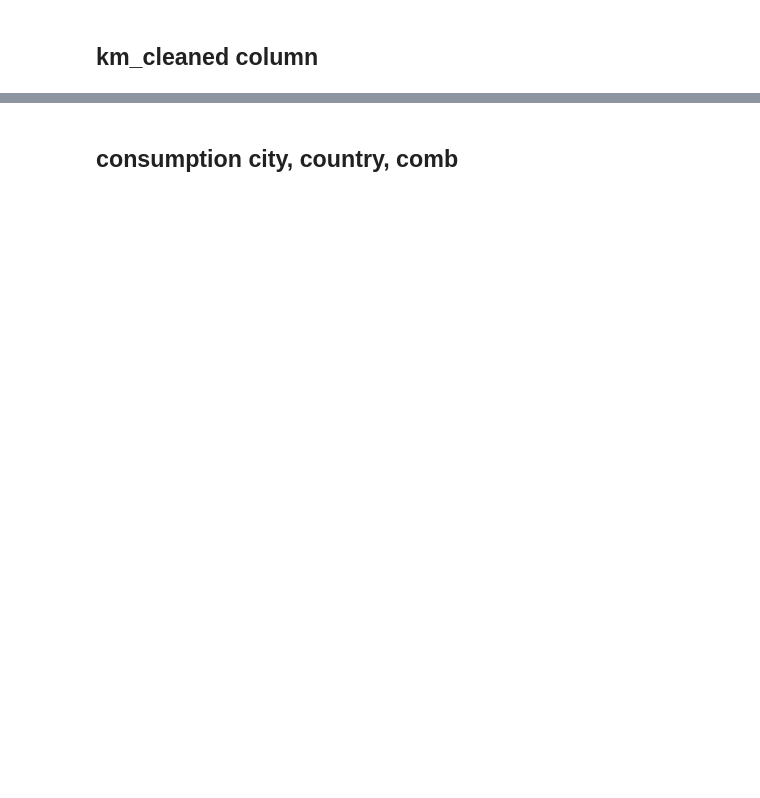
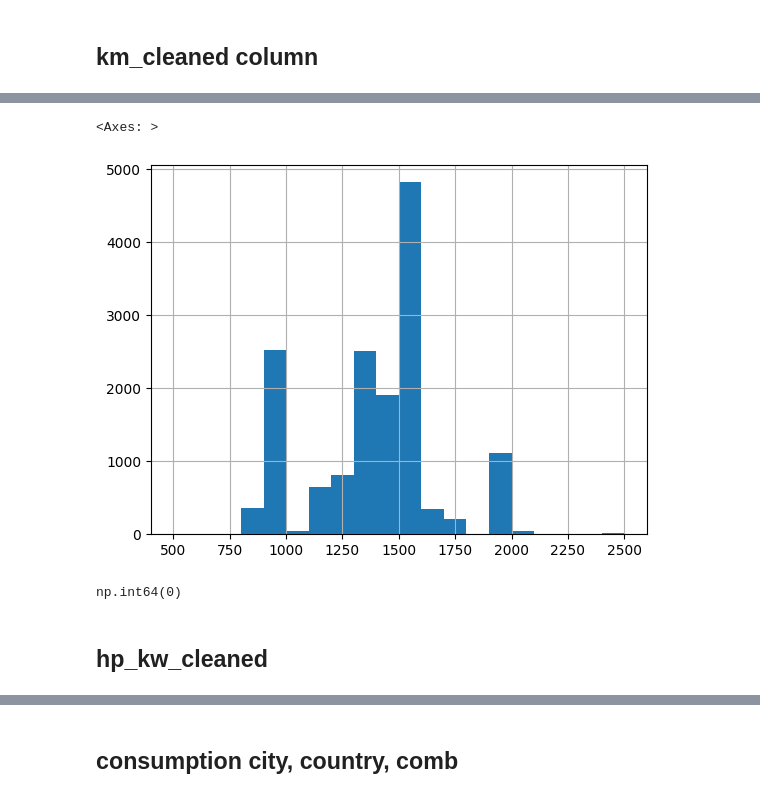
Before and after one commit to balintstewart77/magnimind-assignments, a Jupyter notebook: Auto_scout/auto_scout_part2_missing_val.ipynb, the cells around one changed output, grey strips where cells are left out. Saved outputs shown, nothing was run; the diff lists cells and outputs as text; code cells hidden in the pictures; blank space fills up the shorter version.

```diff
--- a/Auto_scout/auto_scout_part2_missing_val.ipynb
+++ b/Auto_scout/auto_scout_part2_missing_val.ipynb
@@ -348,0 +988,2 @@ Name: km_cleaned_filled, dtype: int64
+# %%
+df.drop('offernumber_cleaned', axis = 1, inplace = True)
@@ -348,0 +1014,2 @@ Name: km_cleaned_filled, dtype: int64
+# %%
+df.drop('nextinspection_cleaned',axis = 1, inplace = True)
@@ -348,0 +1027,5 @@ Name: km_cleaned_filled, dtype: int64
+# %%
+# Groupby categories likely to affect drivechain
+mode_drivechain_cleaned = df.groupby(['make_model','body_cleaned_filled'])['drivechain_cleaned'].transform(lambda x: x.mode().iloc[0] if not x.mode().empty else np.nan)
+df['drivechain_cleaned_filled'] = df['drivechain_cleaned'].fillna(mode_drivechain_cleaned)
+df['drivechain_cleaned_filled'].value_counts(dropna = False)
@@ -348,0 +1039,5 @@ Name: km_cleaned_filled, dtype: int64
+# %%
+# Groupby higher category make_model only to impute remaining 12 nans
+mode_drivechain_cleaned2 = df.groupby(['make_model'])['drivechain_cleaned'].transform(lambda x: x.mode().iloc[0] if not x.mode().empty else np.nan)
+df['drivechain_cleaned_filled'] = df['drivechain_cleaned_filled'].fillna(mode_drivechain_cleaned2)
+df['drivechain_cleaned_filled'].value_counts(dropna = False)
@@ -348,0 +1072,13 @@ Name: km_cleaned_filled, dtype: int64
+# %%
+df['displacement_cleaned_cc'].hist(bins = 20, range = (500,2500))
+# %% [output]
+<Axes: >
+[figure, added]
+# %%
+median_displacement = df.groupby(['make_model', 'fuel_cleaned'])['displacement_cleaned_cc'].transform(lambda x: x.median())
+df['displacement_cleaned_filled'] = df['displacement_cleaned_cc'].fillna(median_displacement)
+df['displacement_cleaned_filled'].isna().sum()
+# %% [output]
+np.int64(0)
+# %% [markdown]
+## hp_kw_cleaned
```
Also changed, not shown: parts of 114 cells of this notebook, 1 other file.
